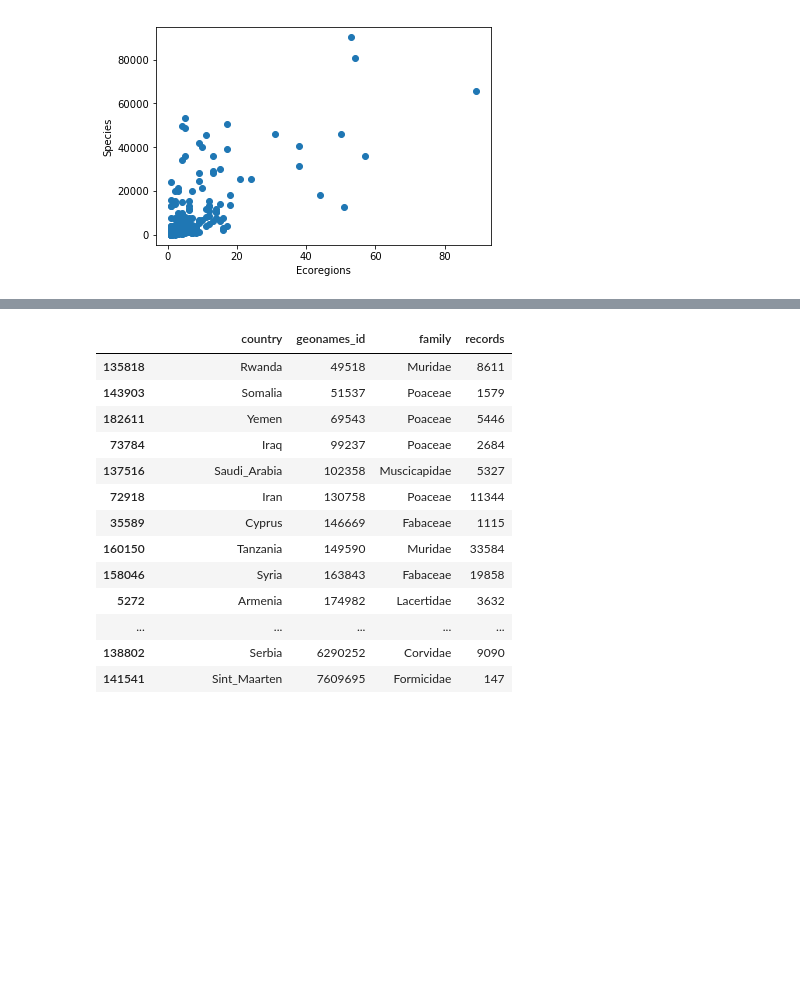
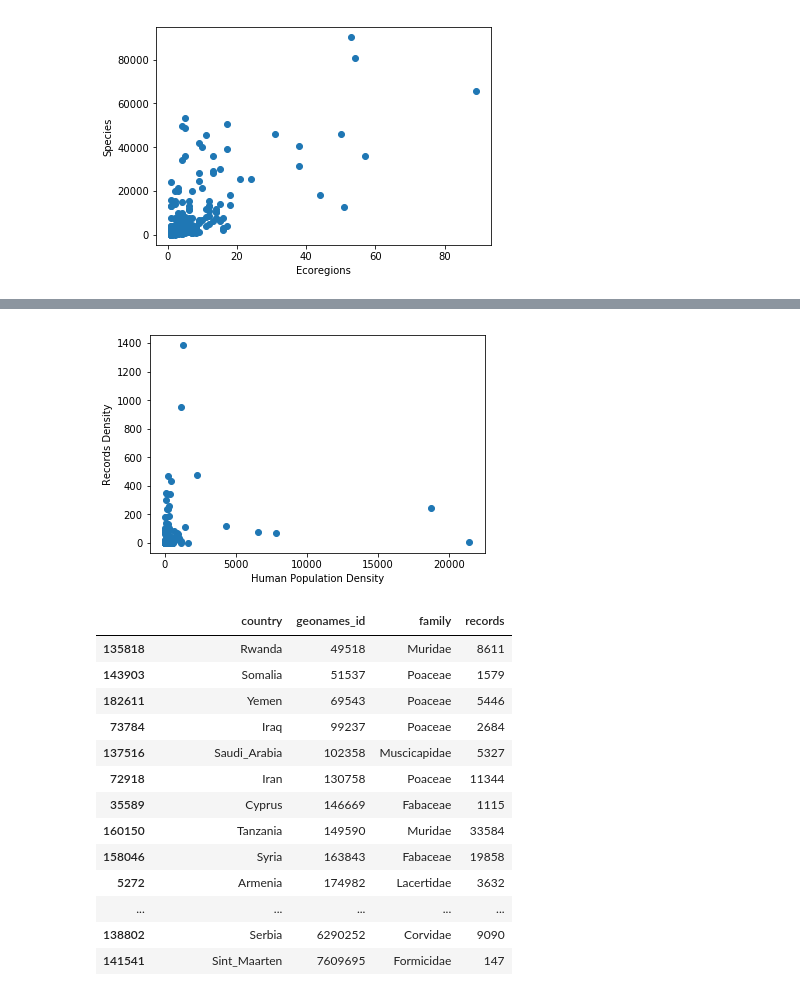
Before and after one commit to diatomsRcool/checklists, a Jupyter notebook: geography_data/data_explore.ipynb, the cells around one changed output, grey strips where cells are left out. Drawn from its saved outputs; the diff is of its cells as text; code cells hidden in the pictures; blank space fills up the shorter version.

```diff
--- a/geography_data/data_explore.ipynb
+++ b/geography_data/data_explore.ipynb
@@ -185,3 +205,10 @@ plt.show()
+# %%
+plt.scatter(all_data['population_density'], all_data['records_per_area'])
+plt.xlabel('Human Population Density')
+plt.ylabel('Records Density')
+plt.show()
+# %% [output]
+[figure, added]
 # %%
 m = tax['records'].groupby(tax['geonames_id']).idxmax()
 tax.iloc[m[:250]]
```
Also changed, not shown: parts of 5 cells of this notebook, 3 other files.
